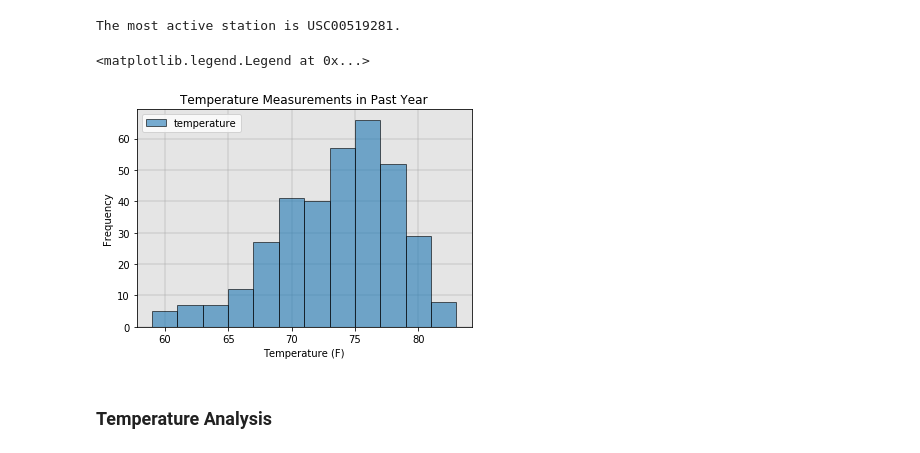
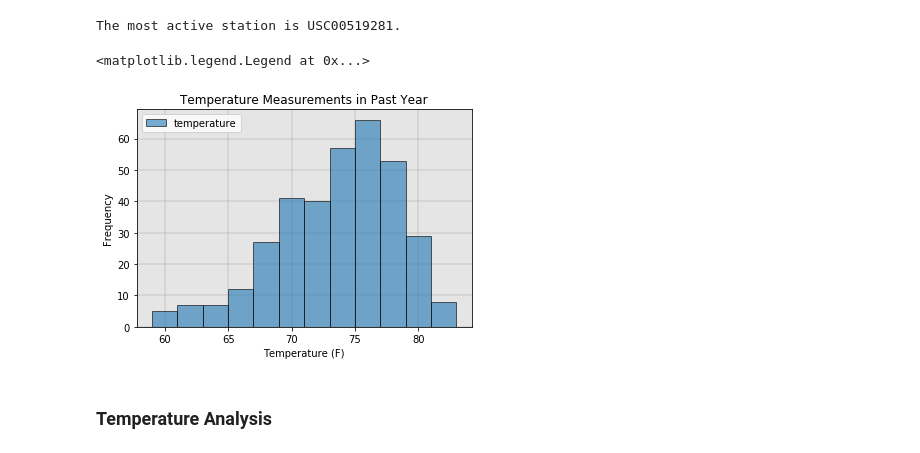
Before and after one commit to AMRiehle/sql-alchemy-challenge, a Jupyter notebook: climate_analysis.ipynb, the cells around one changed output. Cells and saved outputs as stored; diff of their text form; code cells hidden in the pictures.

```diff
--- a/climate_analysis.ipynb
+++ b/climate_analysis.ipynb
@@ -103,19 +149,33 @@ print(f"The most active station is {most_active_station}.")
 # %% [output]
 The most active station is USC00519281.
 # %%
-station_temps_df = pd.read_sql(f'SELECT tobs FROM measurements WHERE station = "{most_active_station}" AND date > "{one_year_before_max_date}"', conn)
+# Query database to find temperature recordings for most active station over past year and save to dataframe
+
+station_temps_df = pd.read_sql(f'SELECT tobs FROM measurements WHERE station = "{most_active_station}" AND date >= "{one_year_before_max_date}"', conn)
+
+# Create histogram of data
+
 ax = station_temps_df.plot(kind='hist', bins=12, edgecolor='black', alpha=0.6)
+
+# Format graph background color and grid
+
 ax.patch.set_facecolor('lightgray')
 ax.patch.set_alpha(0.6)
 plt.grid(linewidth=2, alpha=0.3)
 ax.set_axisbelow(True)
+
+# Add x-axis label and graph title
+
 ax.set_xlabel('Temperature (F)')
 ax.set_title('Temperature Measurements in Past Year')
+
+# Save graph
+
 plt.savefig('Images/temperature_analysis.png')
 plt.legend(['temperature'])
 # %% [output]
 <matplotlib.legend.Legend at 0x...>
-[figure, old version]
+[figure, new version]
 # %% [markdown]
 ### Temperature Analysis
 # %%
```
Also changed, not shown: parts of 17 cells of this notebook, 5 other files.
